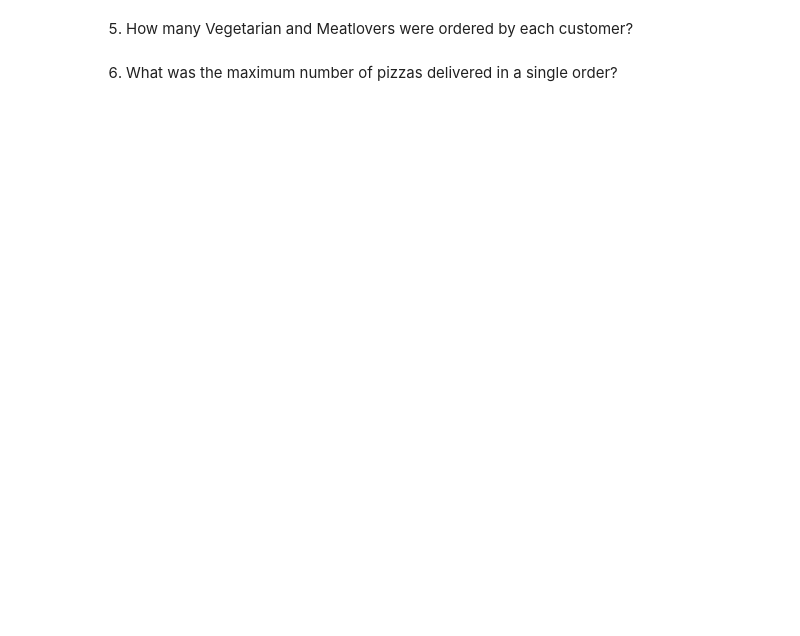
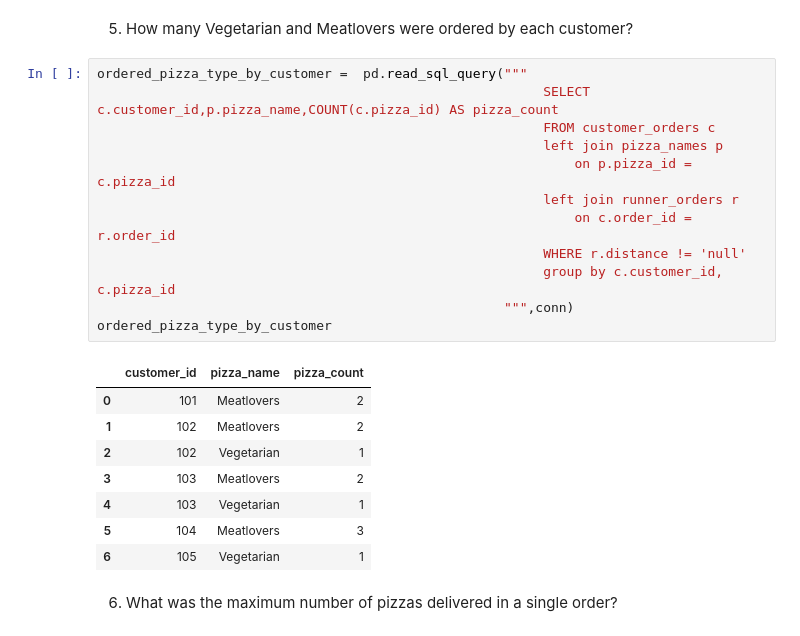
Before and after one commit to sdman135/DataBase-building-and-SQL-query-practice, a Jupyter notebook: SQL_Query_Practice_-_Danny_Ma/Case Study #2 - Pizza Runner/Case Study #2 - Pizza Runner.ipynb, the cells around one changed output. Drawn from its saved outputs; the diff is of its cells as text; blank space fills up the shorter version.

```diff
--- a/SQL_Query_Practice_-_Danny_Ma/Case Study #2 - Pizza Runner/Case Study #2 - Pizza Runner.ipynb
+++ b/SQL_Query_Practice_-_Danny_Ma/Case Study #2 - Pizza Runner/Case Study #2 - Pizza Runner.ipynb
@@ -438,4 +393,25 @@ total_unique_customer_orders
 # %% [markdown]
 5) How many Vegetarian and Meatlovers were ordered by each customer?
+# %%
+ordered_pizza_type_by_customer =  pd.read_sql_query("""
+                                                         SELECT c.customer_id,p.pizza_name,COUNT(c.pizza_id) AS pizza_count
+                                                         FROM customer_orders c
+                                                         left join pizza_names p
+                                                             on p.pizza_id = c.pizza_id
+                                                         left join runner_orders r
+                                                             on c.order_id = r.order_id
+                                                         WHERE r.distance != 'null'
+                                                         group by c.customer_id, c.pizza_id
+                                                    """,conn)
+ordered_pizza_type_by_customer
+# %% [output]
+|  | customer_id | pizza_name | pizza_count |
+| 0 | 101 | Meatlovers | 2 |
+| 1 | 102 | Meatlovers | 2 |
+| 2 | 102 | Vegetarian | 1 |
+| 3 | 103 | Meatlovers | 2 |
+| 4 | 103 | Vegetarian | 1 |
+| 5 | 104 | Meatlovers | 3 |
+| 6 | 105 | Vegetarian | 1 |
 # %% [markdown]
 6) What was the maximum number of pizzas delivered in a single order?
```
Also changed, not shown: parts of 5 cells of this notebook, 1 other file.
